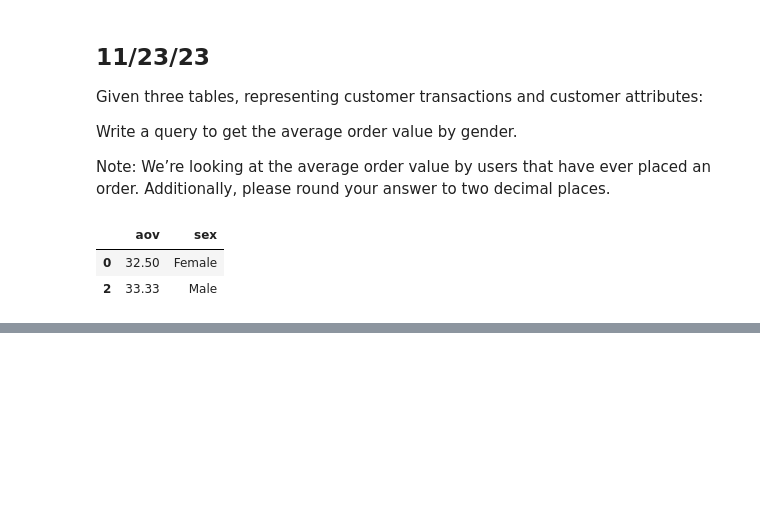
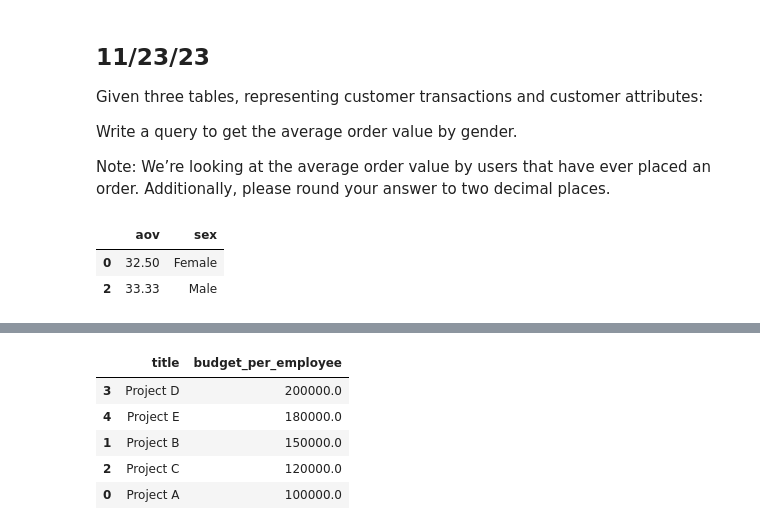
Before and after one commit to TheResearchLab/Practice, a Jupyter notebook: Python Problems/Daily Python Practice.ipynb, the cells around one changed output, grey strips where cells are left out. Saved outputs shown, nothing was run; the diff lists cells and outputs as text; code cells hidden in the pictures; blank space fills up the shorter version.

Commit message:
practice: calc the top 5 projects by budget_per_employee

```diff
--- a/Python Problems/Daily Python Practice.ipynb
+++ b/Python Problems/Daily Python Practice.ipynb
@@ -490,0 +497,45 @@ average_order_value(products_df,transactions_df,users_df)
+# %%
+# Sample data for projects table
+projects_data = {
+    'id': [1, 2, 3, 4, 5, 6],
+    'title': ['Project A', 'Project B', 'Project C', 'Project D', 'Project E', 'Project F'],
+    'start_date': ['2023-01-01', '2023-02-01', '2023-03-01', '2023-04-01', '2023-05-01', '2023-06-01'],
+    'end_date': ['2023-06-30', '2023-07-31', '2023-08-31', '2023-09-30', '2023-10-31', '2023-12-31'],
+    'budget': [100000, 150000, 120000, 200000, 180000, 250000]
+}
+
+# Sample data for employee_projects table with duplicates
+employee_projects_data = {
+    'project_id': [1, 2, 3, 4, 5, 1, 2, 3, 4, 5],
+    'employee_id': [101, 102, 103, 104, 105, 101, 102, 103, 104, 105]
+}
+
+# Creating DataFrames
+projects_df = pd.DataFrame(projects_data)
+employee_projects_df = pd.DataFrame(employee_projects_data)
+# %%
+def project_budget_error(employee_projects: pd.DataFrame, projects: pd.DataFrame):
+    # drop duplicates from employee projects
+    employee_projects = employee_projects.drop_duplicates()
+
+    # join tables
+    df = pd.merge(employee_projects,projects,left_on='project_id',right_on='id')
+
+    # get employee count per project, reduce table to project level
+    df['employee_cnt'] = df.groupby('project_id')['employee_id'].transform('count')
+    df = df[['title','project_id','employee_cnt','budget']].drop_duplicates()
+
+    # get project budget/count per project
+    df['budget_per_employee'] = df['budget'] / df['employee_cnt']
+
+    # get top 5. sort order?
+    return df[['title','budget_per_employee']].sort_values('budget_per_employee',ascending=False).head(5)
+
+project_budget_error(employee_projects_df,projects_df)
+# %% [output]
+|  | title | budget_per_employee |
+| 3 | Project D | 200000.0 |
+| 4 | Project E | 180000.0 |
+| 1 | Project B | 150000.0 |
+| 2 | Project C | 120000.0 |
+| 0 | Project A | 100000.0 |
```
Also changed, not shown: parts of 1 cell of this notebook.
